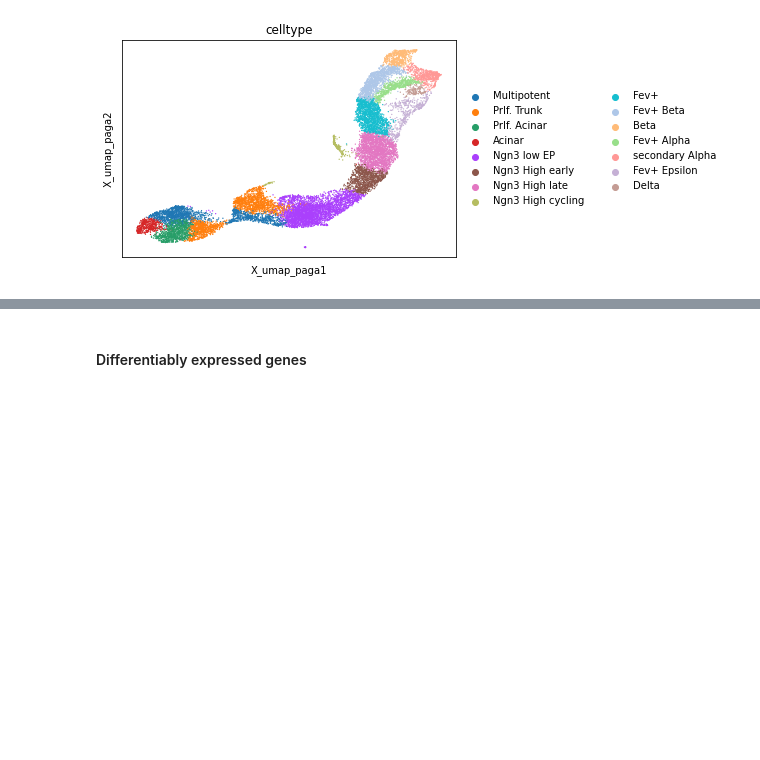
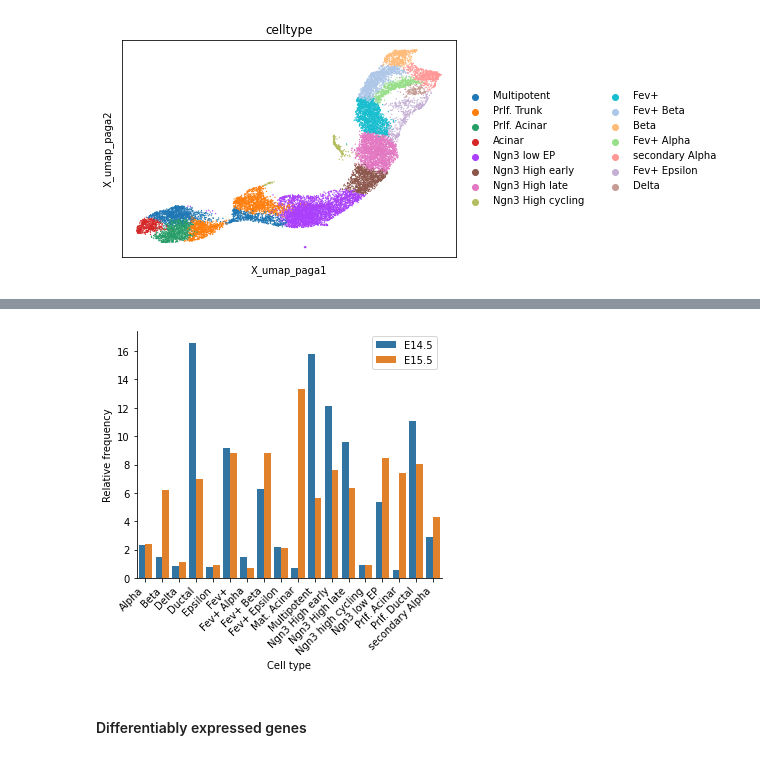
Before and after one commit to theislab/moscot-framework_reproducibility, a Jupyter notebook: 11_01_EDA.ipynb, the cells around one changed output, grey strips where cells are left out. Cells and saved outputs as stored; diff of their text form; code cells hidden in the pictures; blank space fills up the shorter version.

```diff
--- a/11_01_EDA.ipynb
+++ b/11_01_EDA.ipynb
@@ -53,3 +82,18 @@ plt.tight_layout()
+# %%
+x,y = 'sample', 'celltype_new'
+df = adata.obs.copy()
+df1 = df.groupby(x)[y].value_counts(normalize=True)
+df1 = df1.mul(100)
+df1 = df1.rename('percent').reset_index()
+# %%
+g = sns.catplot(x="level_1",y='percent',hue=x,kind='bar',data=df1, legend=False)
+plt.xlabel("Cell type")
+plt.ylabel("Relative frequency")
+plt.xticks(rotation=45, ha='right')
+plt.legend(loc='upper right')
+plt.tight_layout()
+# %% [output]
+[figure, added]
 # %% [markdown]
 #### Differentiably expressed genes
 # %%
```
Also changed, not shown: parts of 9 cells of this notebook, 16 other files.
